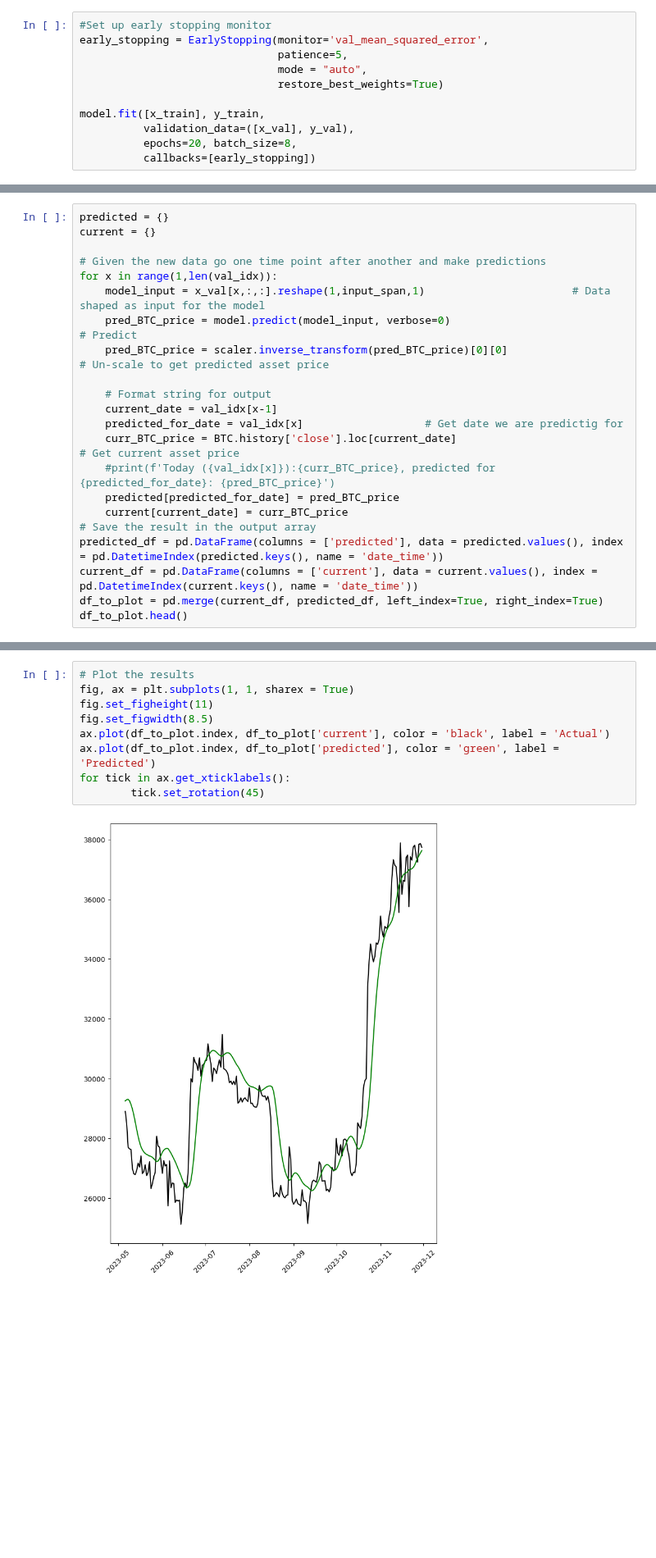
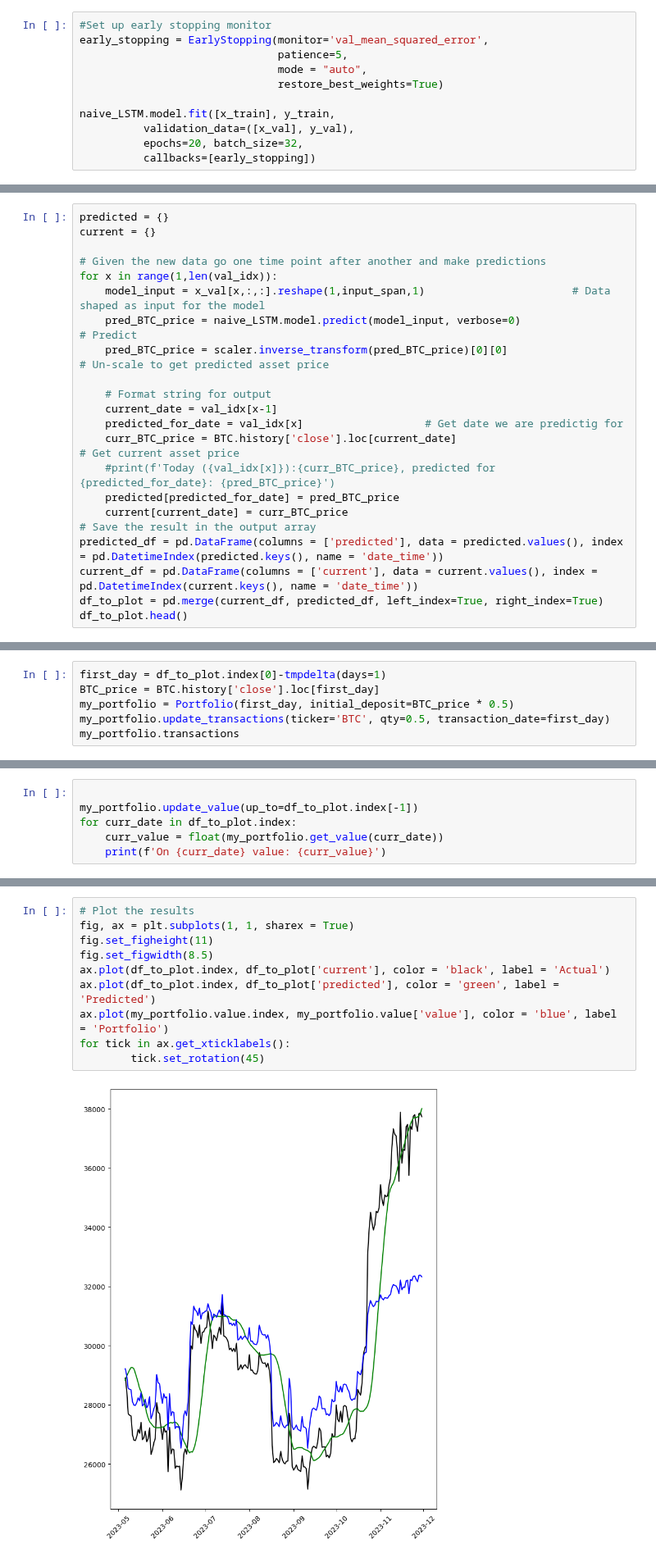
Before and after one commit to ArtemChemist/crypto, a Jupyter notebook: test clases.ipynb, the cells around one changed output, grey strips where cells are left out. Shown at 82% size. Saved outputs shown, nothing was run; the diff lists cells and outputs as text; blank space fills up the shorter version.

Commit message:
First time evaluate a portfolio

```diff
--- a/test clases.ipynb
+++ b/test clases.ipynb
@@ -209,9 +187,9 @@ early_stopping = EarlyStopping(monitor='val_mean_squared_error',
                                mode = "auto",
                                restore_best_weights=True)
 
-model.fit([x_train], y_train,
+naive_LSTM.model.fit([x_train], y_train,
           validation_data=([x_val], y_val),
-          epochs=20, batch_size=8,
+          epochs=20, batch_size=32,
           callbacks=[early_stopping])
 # %% [output]
 Epoch 1/20
@@ -275,7 +251,7 @@ current = {}
 # Given the new data go one time point after another and make predictions
 for x in range(1,len(val_idx)):
     model_input = x_val[x,:,:].reshape(1,input_span,1)                       # Data shaped as input for the model
-    pred_BTC_price = model.predict(model_input, verbose=0)                                # Predict
+    pred_BTC_price = naive_LSTM.model.predict(model_input, verbose=0)                                # Predict
     pred_BTC_price = scaler.inverse_transform(pred_BTC_price)[0][0]                        # Un-scale to get predicted asset price
 
     # Format string for output
@@ -317,0 +294,6 @@ df_to_plot.head()
+# %%
+first_day = df_to_plot.index[0]-tmpdelta(days=1)
+BTC_price = BTC.history['close'].loc[first_day]
+my_portfolio = Portfolio(first_day, initial_deposit=BTC_price * 0.5)
+my_portfolio.update_transactions(ticker='BTC', qty=0.5, transaction_date=first_day)
+my_portfolio.transactions
@@ -317,0 +365,6 @@ df_to_plot.head()
+# %%
+
+my_portfolio.update_value(up_to=df_to_plot.index[-1])
+for curr_date in df_to_plot.index:
+    curr_value = float(my_portfolio.get_value(curr_date))
+    print(f'On {curr_date} value: {curr_value}')
@@ -318,11 +389,12 @@ df_to_plot.head()
 # %%
 # Plot the results
 fig, ax = plt.subplots(1, 1, sharex = True)
 fig.set_figheight(11)
 fig.set_figwidth(8.5)
 ax.plot(df_to_plot.index, df_to_plot['current'], color = 'black', label = 'Actual')
 ax.plot(df_to_plot.index, df_to_plot['predicted'], color = 'green', label = 'Predicted')
+ax.plot(my_portfolio.value.index, my_portfolio.value['value'], color = 'blue', label = 'Portfolio')
 for tick in ax.get_xticklabels():
         tick.set_rotation(45)
 # %% [output]
-[figure, old version]
+[figure, new version]
```
Also changed, not shown: parts of 12 cells of this notebook, 1 other file.
